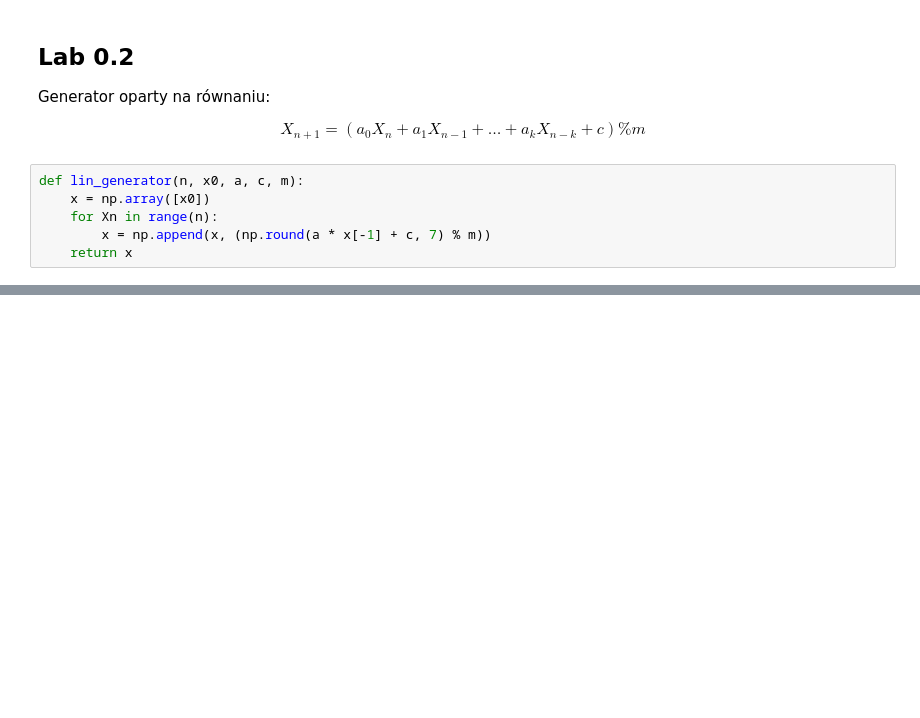
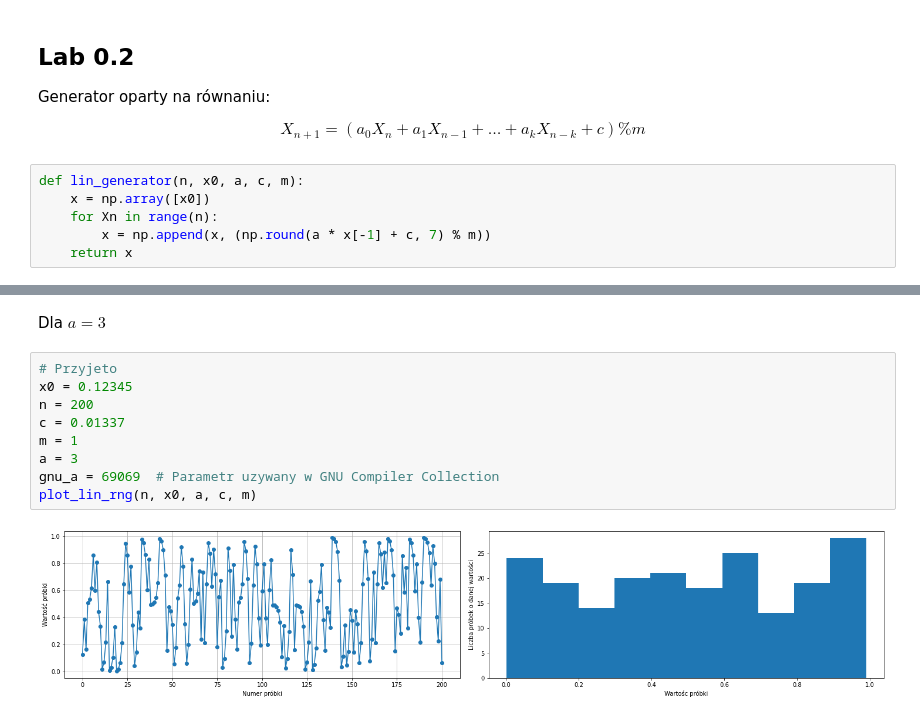
Before and after one commit to John15321/iims, a Jupyter notebook: lab0.ipynb, the cells around one changed output, grey strips where cells are left out. Drawn from its saved outputs; the diff is of its cells as text; blank space fills up the shorter version.

```diff
--- a/lab0.ipynb
+++ b/lab0.ipynb
@@ -109,0 +142,13 @@ x = lin_generator(n, x0, )
+# %% [markdown]
+Dla $a=3$
+# %%
+# Przyjeto
+x0 = 0.12345
+n = 200
+c = 0.01337
+m = 1
+a = 3
+gnu_a = 69069  # Parametr uzywany w GNU Compiler Collection
+plot_lin_rng(n, x0, a, c, m)
+# %% [output]
+[figure, added]
```
Also changed, not shown: parts of 8 cells of this notebook.
